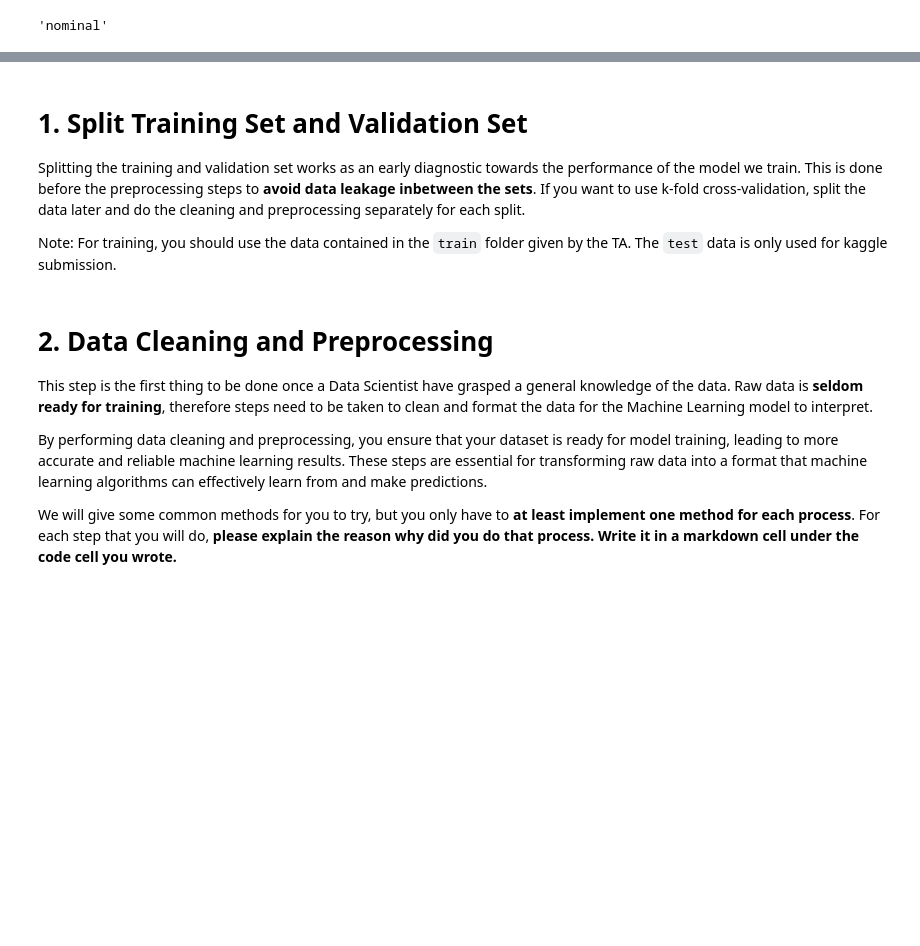
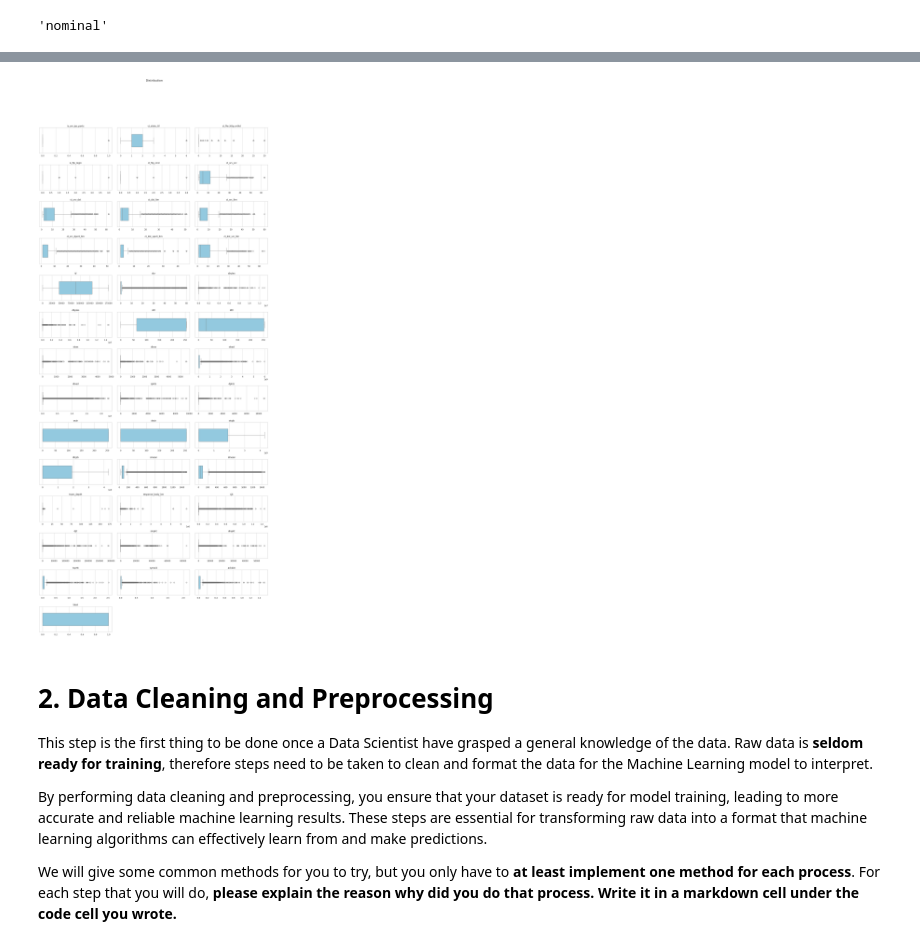
Before and after one commit to HaydarChan/Tubes2_IF3170_LearningTinCan, a Jupyter notebook: src/Learning_Tin_Can.ipynb, the cells around one changed output, grey strips where cells are left out. Drawn from its saved outputs; the diff is of its cells as text; code cells hidden in the pictures; blank space fills up the shorter version.

```diff
--- a/src/Learning_Tin_Can.ipynb
+++ b/src/Learning_Tin_Can.ipynb
@@ -69 +491,29 @@ plt.show()
+# %%
+import math
+
+numerical_columns = df_train.select_dtypes(include='number').columns
+
+# Number of numerical columns
+num_columns = len(numerical_columns)
+
+# Calculate the number of rows and columns needed for the subplots
+num_cols = 3  # Fixed number of columns
+num_rows = math.ceil(num_columns / num_cols)  # Calculate rows needed
+
+plt.figure(figsize=(18, num_rows * 3))
+
+sns.set_palette("husl")
+sns.set(style="whitegrid")
+
+for i, col in enumerate(numerical_columns, 1):
+    plt.subplot(num_rows, num_cols, i)
+    sns.boxplot(x=df_train[col], color='skyblue', width=0.5)
+    plt.title(col)
+    plt.xlabel("")
+
+plt.suptitle("Distribution", y=1.02, fontsize=16)
+plt.tight_layout(rect=[0, 0, 1, 0.95])
+plt.show()
+# %% [output]
+[figure, added]
 # %%
@@ -108,6 +557,0 @@ for name, path in datasets.items():
-# %% [markdown]
-# 1. Split Training Set and Validation Set
-
-Splitting the training and validation set works as an early diagnostic towards the performance of the model we train. This is done before the preprocessing steps to **avoid data leakage inbetween the sets**. If you want to use k-fold cross-validation, split the data later and do the cleaning and preprocessing separately for each split.
-
-Note: For training, you should use the data contained in the `train` folder given by the TA. The `test` data is only used for kaggle submission.
```
Also changed, not shown: parts of 83 cells of this notebook, 1 other file.
